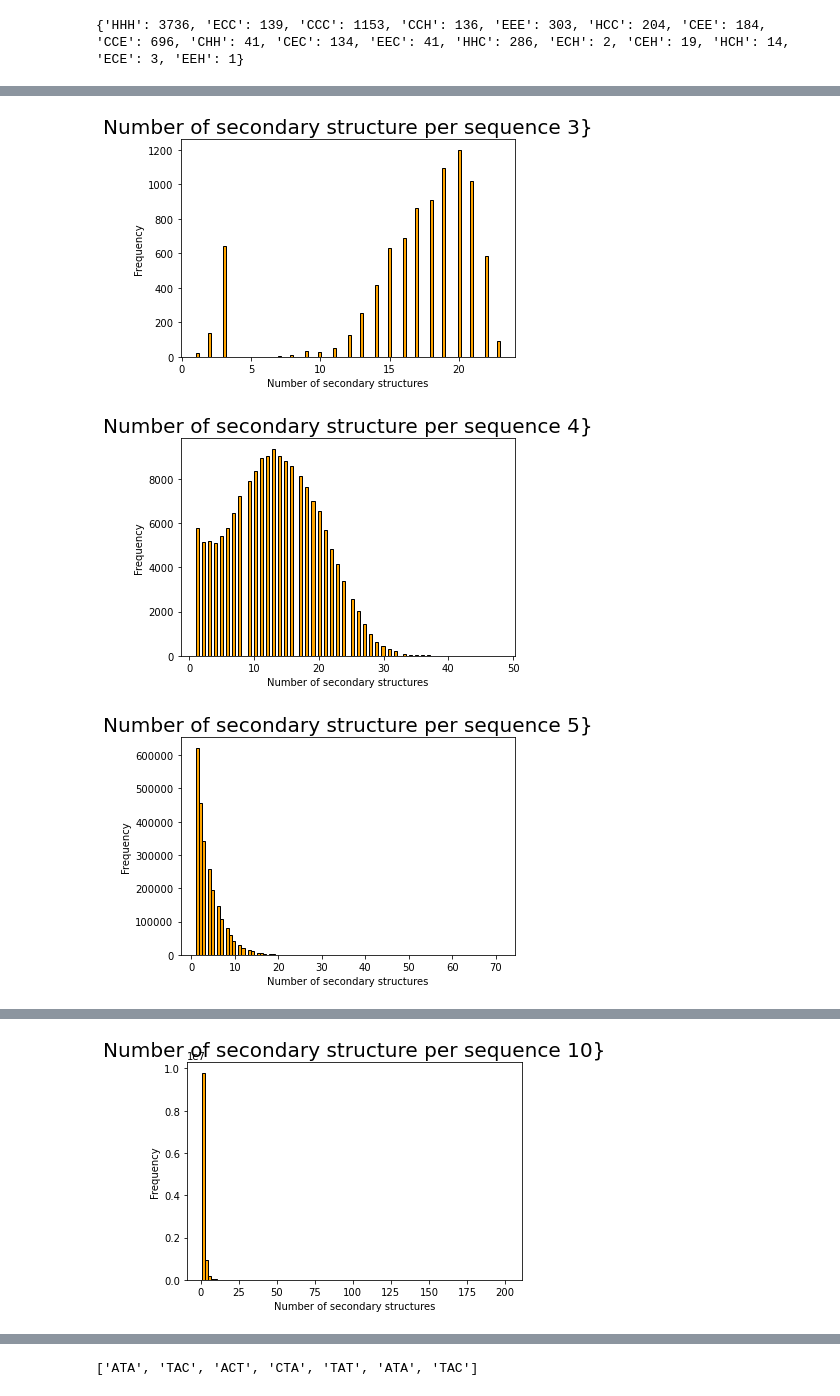
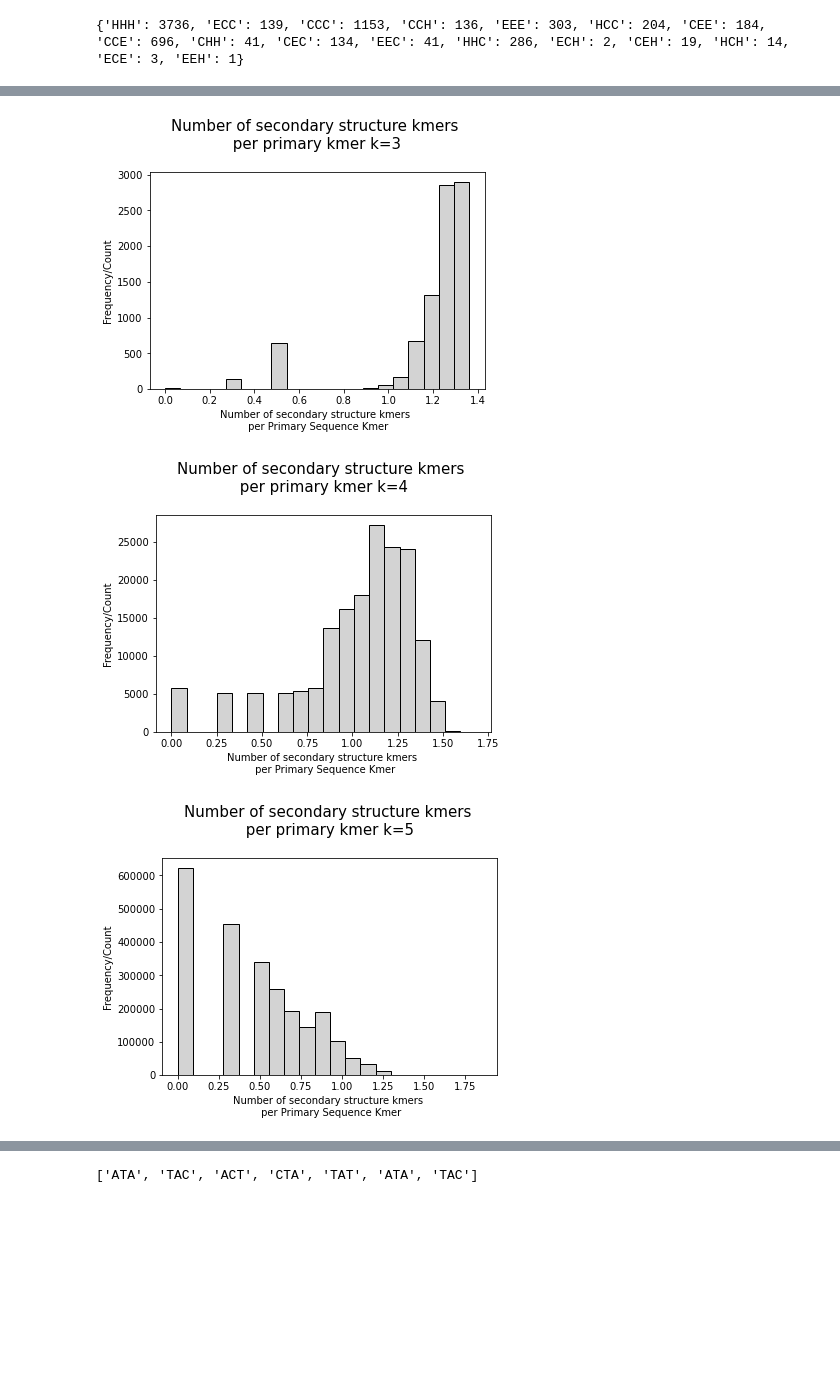
Before and after one commit to Dreycey/DebruijnExtend, a Jupyter notebook: src/py_notebooks/AnalyticsNotebook.ipynb, the cells around one changed output, grey strips where cells are left out. Drawn from its saved outputs; the diff is of its cells as text; code cells hidden in the pictures; blank space fills up the shorter version.

```diff
--- a/src/py_notebooks/AnalyticsNotebook.ipynb
+++ b/src/py_notebooks/AnalyticsNotebook.ipynb
@@ -5,5 +6,5 @@ import math
 # %%
-prothash = pickle.load( open("../prot_hashtables/prothashtable_k3.p", "rb") )
+prothash = pickle.load( open("../../prot_hashtables/prothashtable_k3.p", "rb") )
 # %%
 print(prothash['MQK'])
 # %% [output]
@@ -26,17 +27,17 @@ Text(0, 0.5, 'Frequency')
 # %%
-for k in range(3,31):
-    prothash = pickle.load( open(f"../prot_hashtables/prothashtable_{k}.p", "rb") )
+for k in range(3,10):
+    prothash = pickle.load( open(f"../../prot_hashtables/prothashtable_{k}.p", "rb") )
     # Create a histgram of the distrobution of number of associated secondary structures
     countvec = []
     for key, value in prothash.items():
-        countvec.append(len(value))
+        countvec.append(np.log10(len(value)))
     # plot
-    plt.hist(countvec, bins=100, color="orange", edgecolor="black")
-    plt.title(f"Number of secondary structure per sequence {k}}}", size=20)
-    plt.xlabel("Number of secondary structures")
-    plt.ylabel("Frequency")
+    plt.hist(countvec, bins=20, color="#D3D3D3", edgecolor="black")
+    plt.title(f"Number of secondary structure kmers \n per primary kmer k={k} \n", size=15)
+    plt.xlabel("Number of secondary structure kmers \n per Primary Sequence Kmer")
+    plt.ylabel("Frequency/Count")
     plt.show()
 # %% [output]
-[figure, old version]
+[figure, new version]
-[figure, old version]
+[figure, new version]
-[figure, old version]
+[figure, new version]
@@ -47 +47,0 @@ for k in range(3,31):
-[figure, removed]
```
Also changed, not shown: parts of 4 cells of this notebook, 5 other files.
